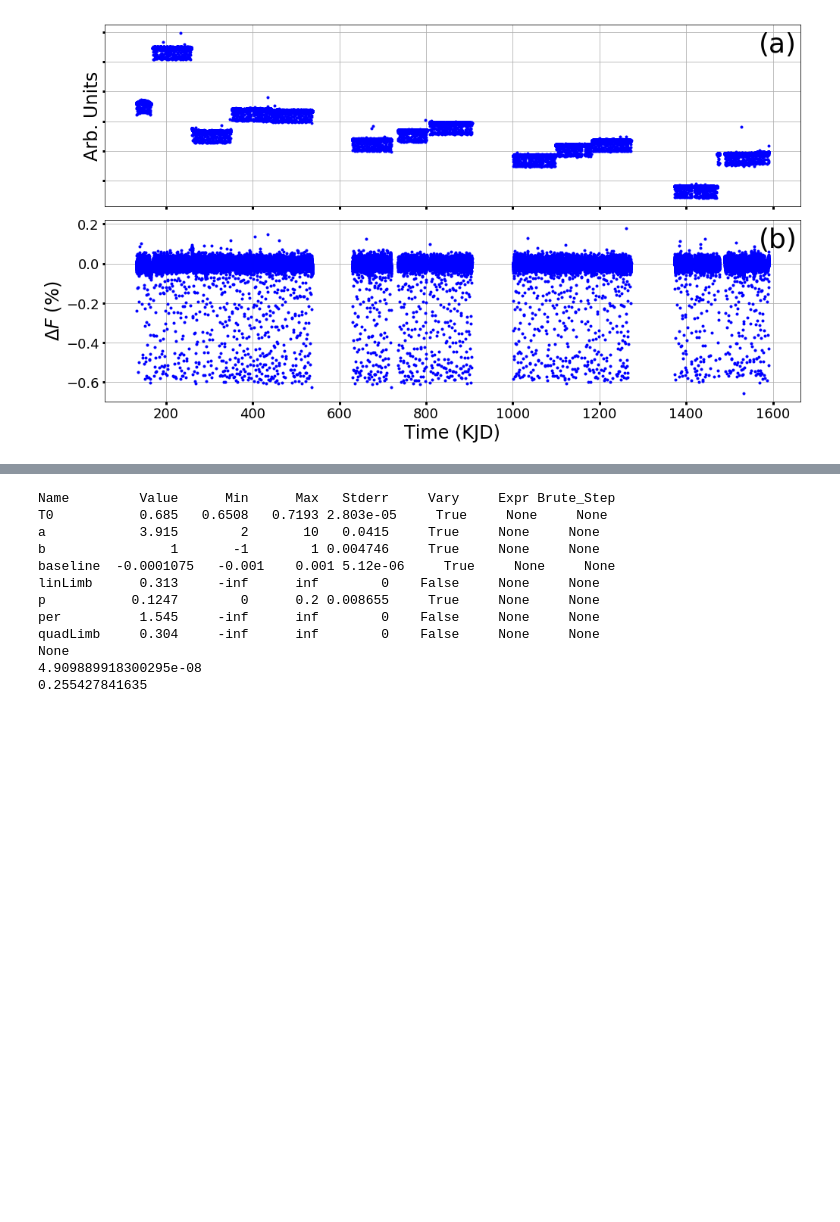
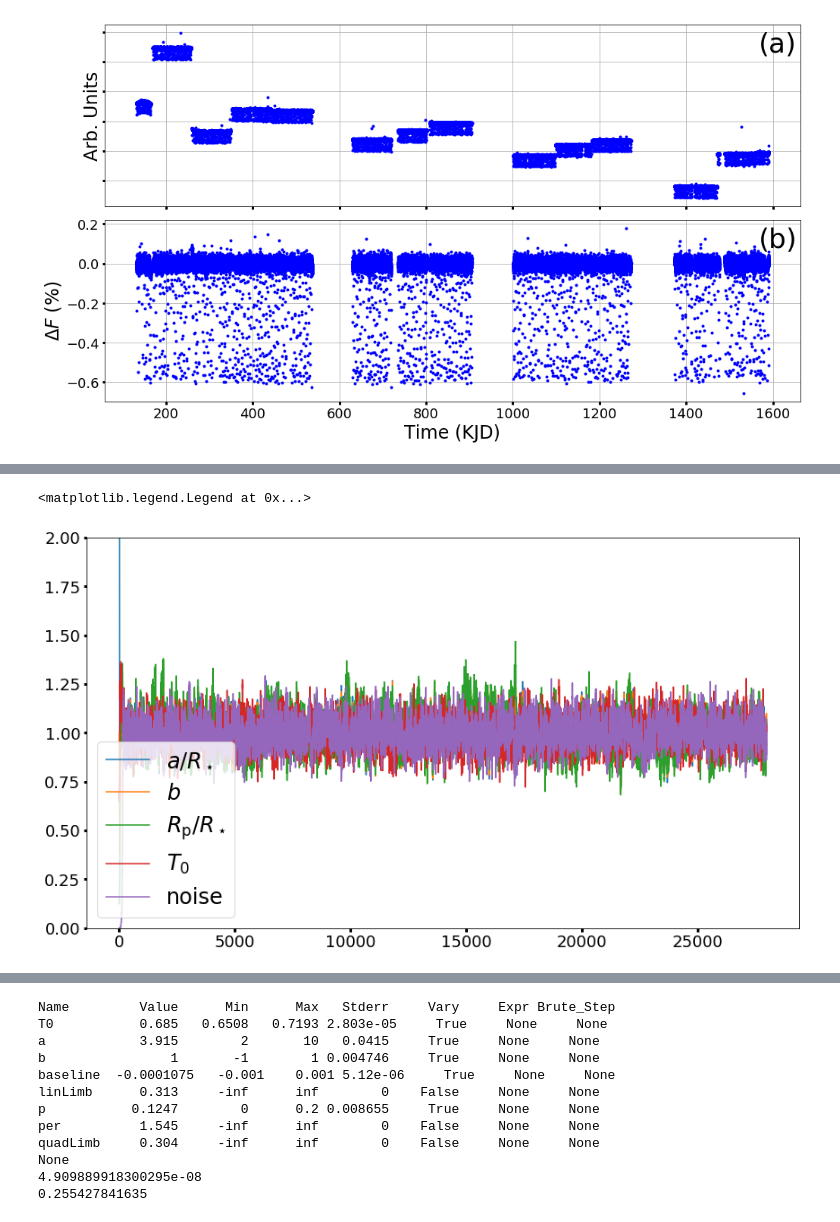
Before and after one commit to BoiseStatePlanetary/effective-guacamole, a Jupyter notebook: Analysis_of_Kepler76b.ipynb, the cells around one changed output, grey strips where cells are left out. Cells and saved outputs as stored; diff of their text form; code cells hidden in the pictures; blank space fills up the shorter version.

```diff
--- a/Analysis_of_Kepler76b.ipynb
+++ b/Analysis_of_Kepler76b.ipynb
@@ -788,3 +803,20 @@ ax.legend(loc='best', fontsize=24)
+# %%
+fig = plt.figure(figsize=(aspect_ratio*8, 8))
+ax = fig.add_subplot(111)
+
+ax.plot(std_a_chain/np.mean(std_a_chain[burn:]), label='$a/R_\star$')
+ax.plot(std_b_chain/np.mean(std_b_chain[burn:]), label='$b$')
+ax.plot(std_p_chain/np.mean(std_p_chain[burn:]), label='$R_{\\rm p}/R_\star$')
+ax.plot(std_T0_chain/np.mean(std_T0_chain[burn:]), label='$T_0$')
+ax.plot(std_noise_chain/np.mean(std_noise_chain[burn:]), label='noise')
+
+ax.set_ylim([0, 2])
+
+ax.tick_params(labelsize=18)
+ax.legend(loc='lower left', fontsize=24)
+# %% [output]
+<matplotlib.legend.Legend at 0x...>
+[figure, added]
 # %%
 # 2018 Nov 16 - Attempting to use Geweke score from pyMC
 mean_a_score = geweke(mean_a_chain[burn:])
```
Also changed, not shown: parts of 8 cells of this notebook.
